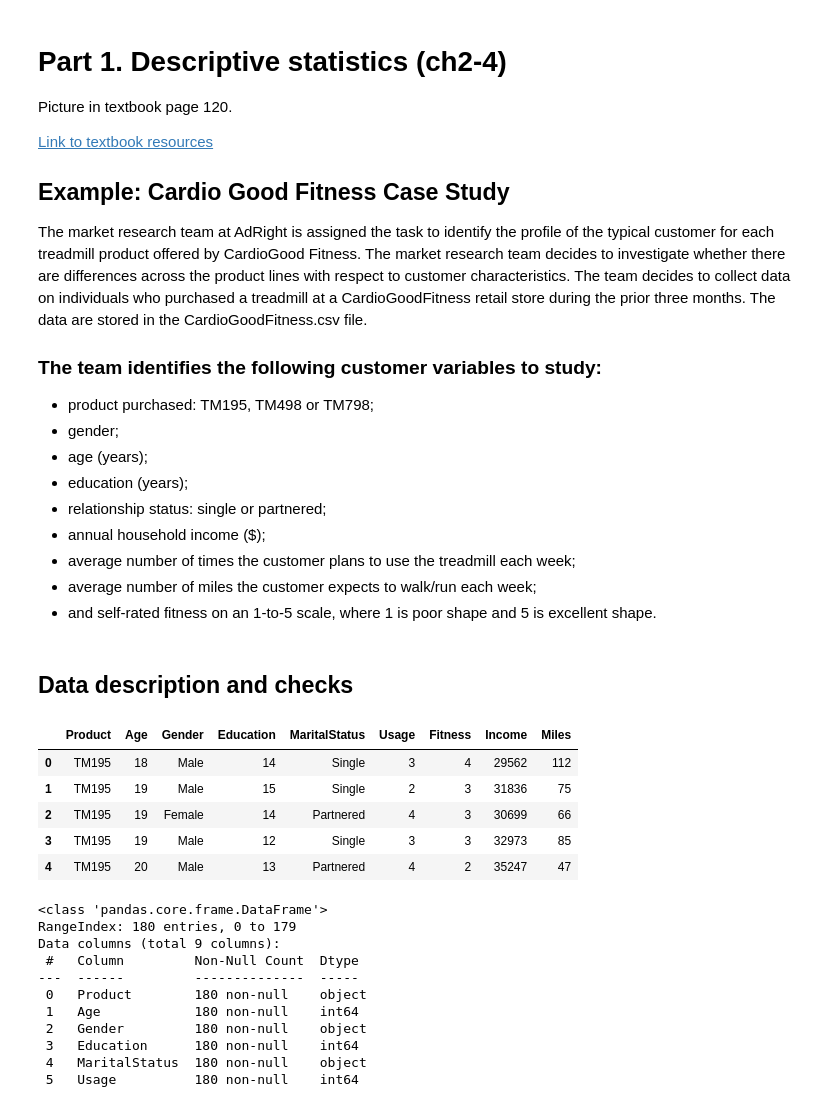
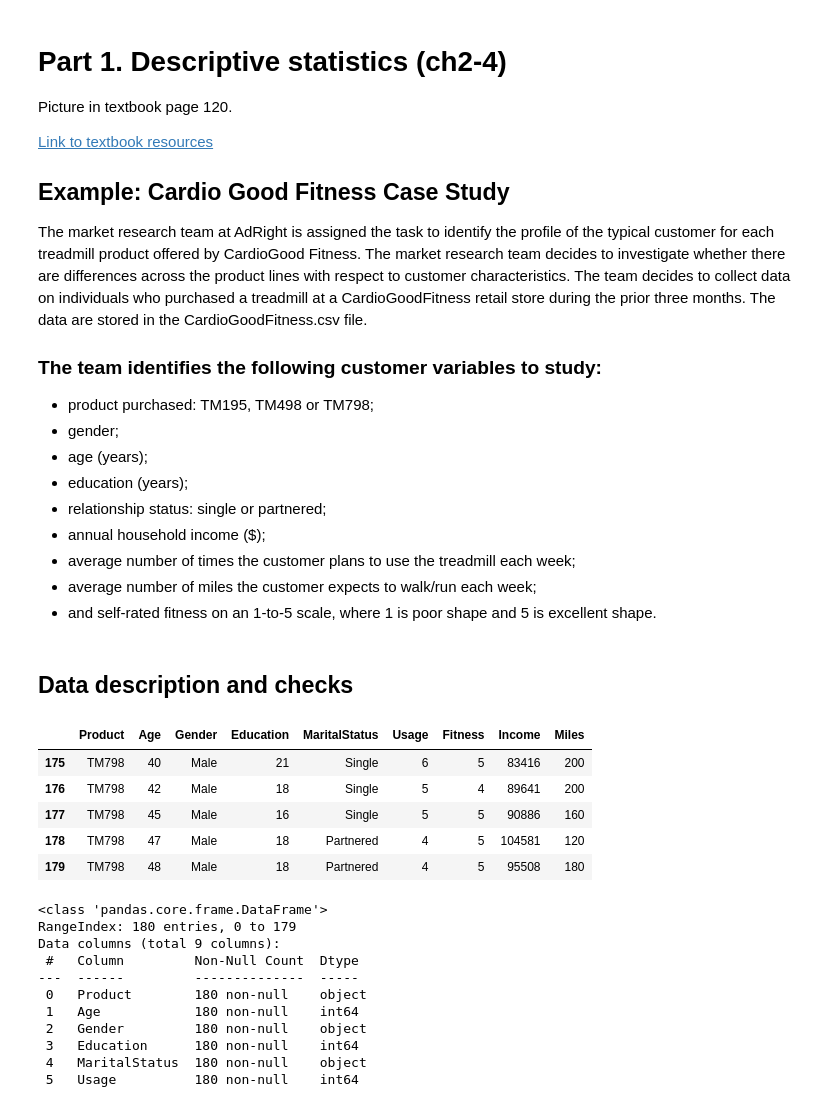
Before and after one commit to ia-nechaev/aqm2023, a Jupyter notebook: Statistics_refresher_aqm_2023_ex.ipynb, the cells around one changed output. Cells and saved outputs as stored; diff of their text form; code cells hidden in the pictures.

```diff
--- a/Statistics_refresher_aqm_2023_ex.ipynb
+++ b/Statistics_refresher_aqm_2023_ex.ipynb
@@ -5,7 +5,7 @@
 
 Picture in textbook page 120.
 
-[Link to textbook resources](https://www.cengage.com/cgi-wadsworth/course_products_wp.pl?fid=M20b&product_isbn_issn=9781473768260&token=9AA9144A5DAADFD6281CB3D8D3BF1D039B3CAA6803DCA14B18A67173F7C7BE3460DEC95F8E7B896E6C374E06962702EA3E0D4F739F9E09A0ADEDC3F88A58BC79E0D40B4051C09EFF&template=EMEA)
+[Link to textbook resources](https://www.cengage.com/cgi-wadsworth/course_products_wp.pl?fid=M20b&product_isbn_issn=9781473768260&template=EMEA)
 
 ## Example: Cardio Good Fitness Case Study
 
@@ -37,15 +37,15 @@ mydata = pd.read_csv('https://raw.githubusercontent.com/ia-nechaev/ds4b-stats/ma
 # %%
 # Checking the dataset
 
-mydata.head()
-# mydata.tail()
+# mydata.head()
+mydata.tail()
 # %% [output]
 |  | Product | Age | Gender | Education | MaritalStatus | Usage | Fitness | Income | Miles |
-| 0 | TM195 | 18 | Male | 14 | Single | 3 | 4 | 29562 | 112 |
-| 1 | TM195 | 19 | Male | 15 | Single | 2 | 3 | 31836 | 75 |
-| 2 | TM195 | 19 | Female | 14 | Partnered | 4 | 3 | 30699 | 66 |
-| 3 | TM195 | 19 | Male | 12 | Single | 3 | 3 | 32973 | 85 |
-| 4 | TM195 | 20 | Male | 13 | Partnered | 4 | 2 | 35247 | 47 |
+| 175 | TM798 | 40 | Male | 21 | Single | 6 | 5 | 83416 | 200 |
+| 176 | TM798 | 42 | Male | 18 | Single | 5 | 4 | 89641 | 200 |
+| 177 | TM798 | 45 | Male | 16 | Single | 5 | 5 | 90886 | 160 |
+| 178 | TM798 | 47 | Male | 18 | Partnered | 4 | 5 | 104581 | 120 |
+| 179 | TM798 | 48 | Male | 18 | Partnered | 4 | 5 | 95508 | 180 |
 # %%
 mydata.info()
 # %% [output]
```
Also changed, not shown: parts of 19 cells of this notebook.
